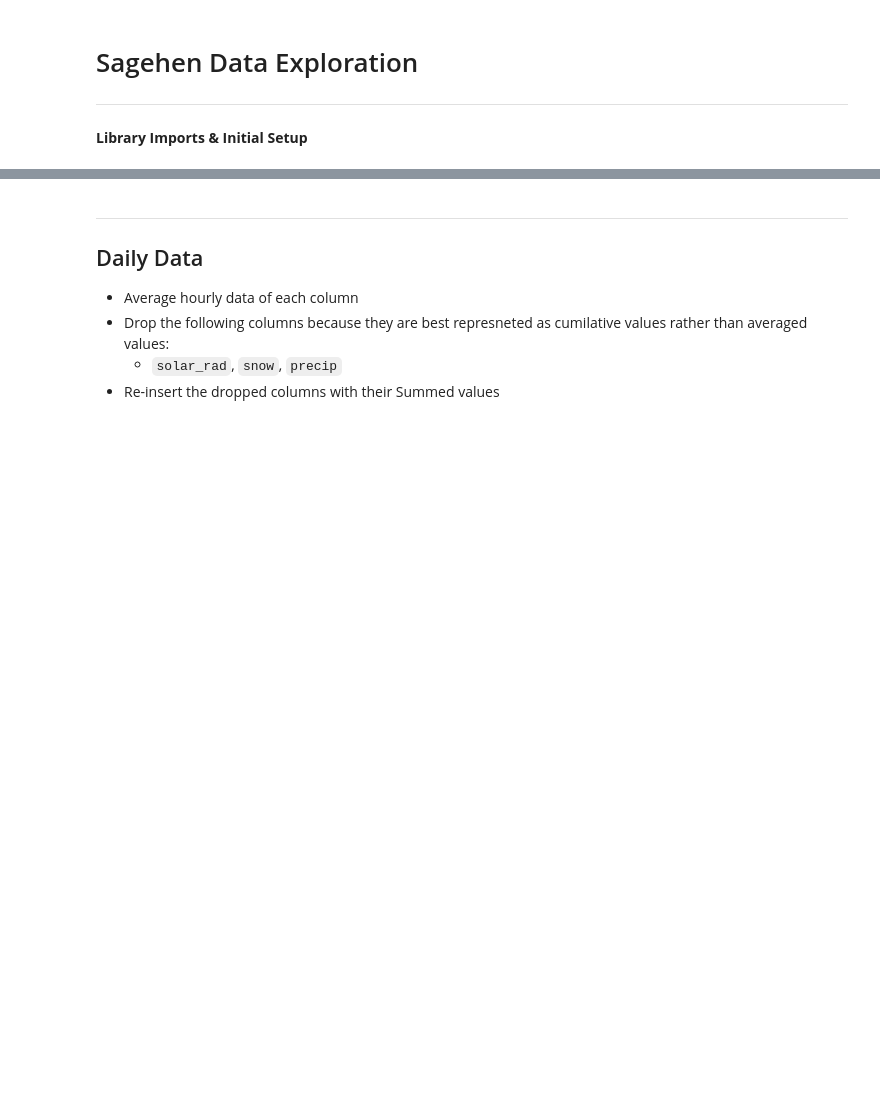
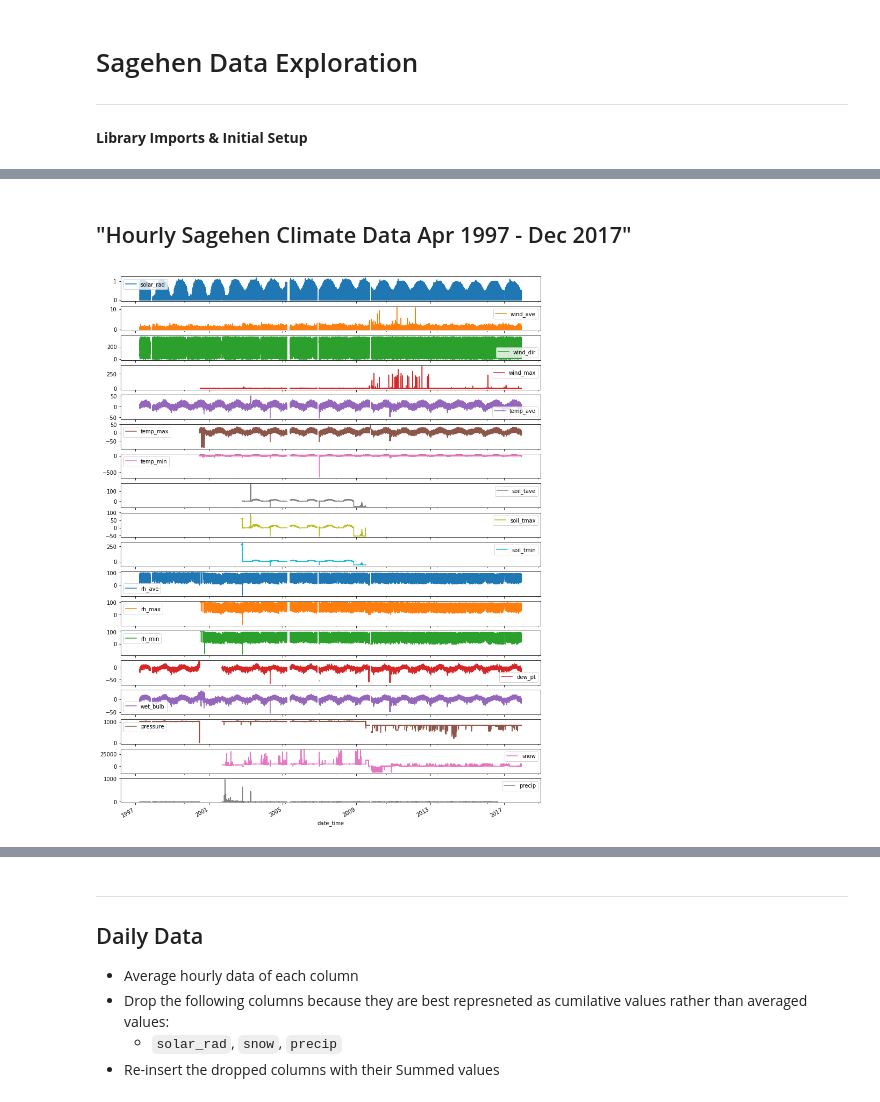
Before and after one commit to aaanyaaa/Segehen, a Jupyter notebook: Sagehen Data Exploration.ipynb, the cells around one changed output, grey strips where cells are left out. Drawn from its saved outputs; the diff is of its cells as text; code cells hidden in the pictures; blank space fills up the shorter version.

```diff
--- a/Sagehen Data Exploration.ipynb
+++ b/Sagehen Data Exploration.ipynb
@@ -71,0 +34,12 @@ sage_df = sage_df.apply(pd.to_numeric, args=('coerce',))
+# %% [markdown]
+## "Hourly Sagehen Climate Data Apr 1997 - Dec 2017"
+# %%
+all_data = sagehen_pandas.year_search(1997,2018)
+# dropped = ['solar_rad', 'precip', 'snow', 'wind_dir']
+# ave_vals = all_data.drop(dropped, axis=1)
+ax1 = all_data.plot(
+    subplots=True,
+    figsize=(14,20),
+)
+# %% [output]
+[figure, added]
```
Also changed, not shown: parts of 41 cells of this notebook.
